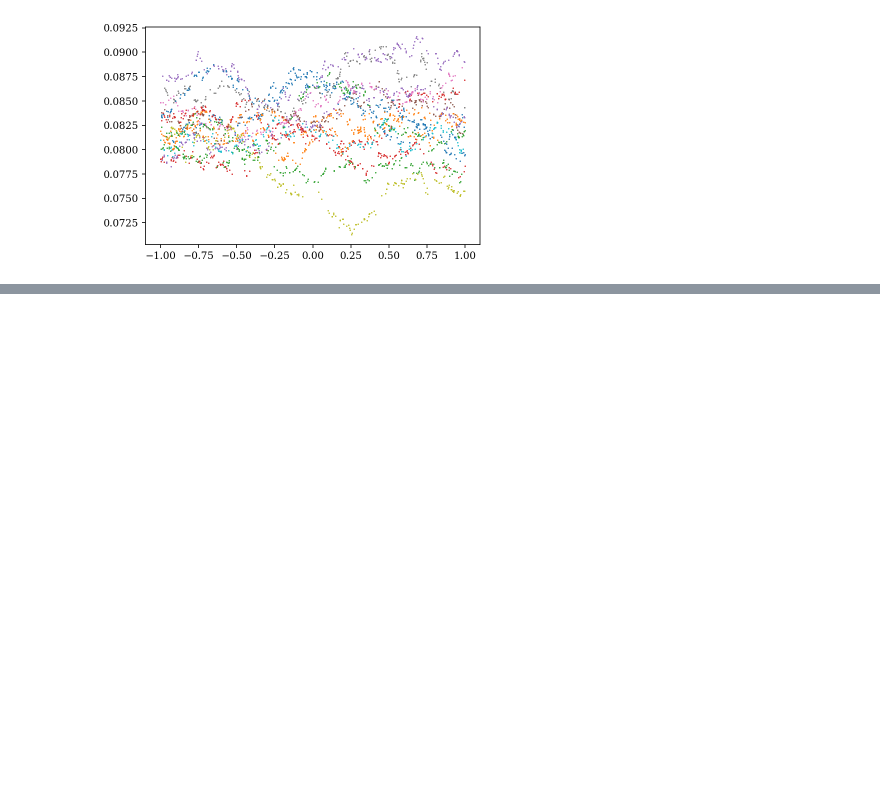
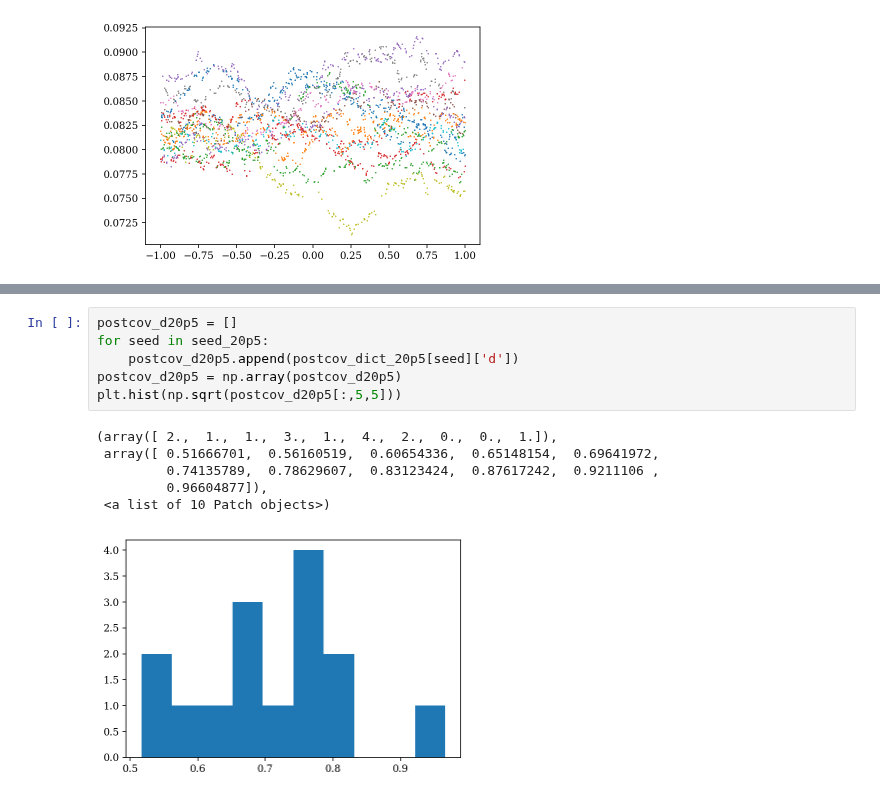
Before and after one commit to KuanWang-Astro/Fisher-paper-version, a Jupyter notebook: Plot_df-dp.ipynb, the cells around one changed output, grey strips where cells are left out. Cells and saved outputs as stored; diff of their text form; blank space fills up the shorter version.

```diff
--- a/Plot_df-dp.ipynb
+++ b/Plot_df-dp.ipynb
@@ -44,0 +86,13 @@ plot_fi_pj(5,93,'-21.0')
+# %%
+postcov_d20p5 = []
+for seed in seed_20p5:
+    postcov_d20p5.append(postcov_dict_20p5[seed]['d'])
+postcov_d20p5 = np.array(postcov_d20p5)
+plt.hist(np.sqrt(postcov_d20p5[:,5,5]))
+# %% [output]
+(array([ 2.,  1.,  1.,  3.,  1.,  4.,  2.,  0.,  0.,  1.]),
+ array([ 0.51666701,  0.56160519,  0.60654336,  0.65148154,  0.69641972,
+         0.74135789,  0.78629607,  0.83123424,  0.87617242,  0.9211106 ,
+         0.96604877]),
+ <a list of 10 Patch objects>)
+[figure, added]
```
Also changed, not shown: parts of 4 cells of this notebook, 4 other files.
